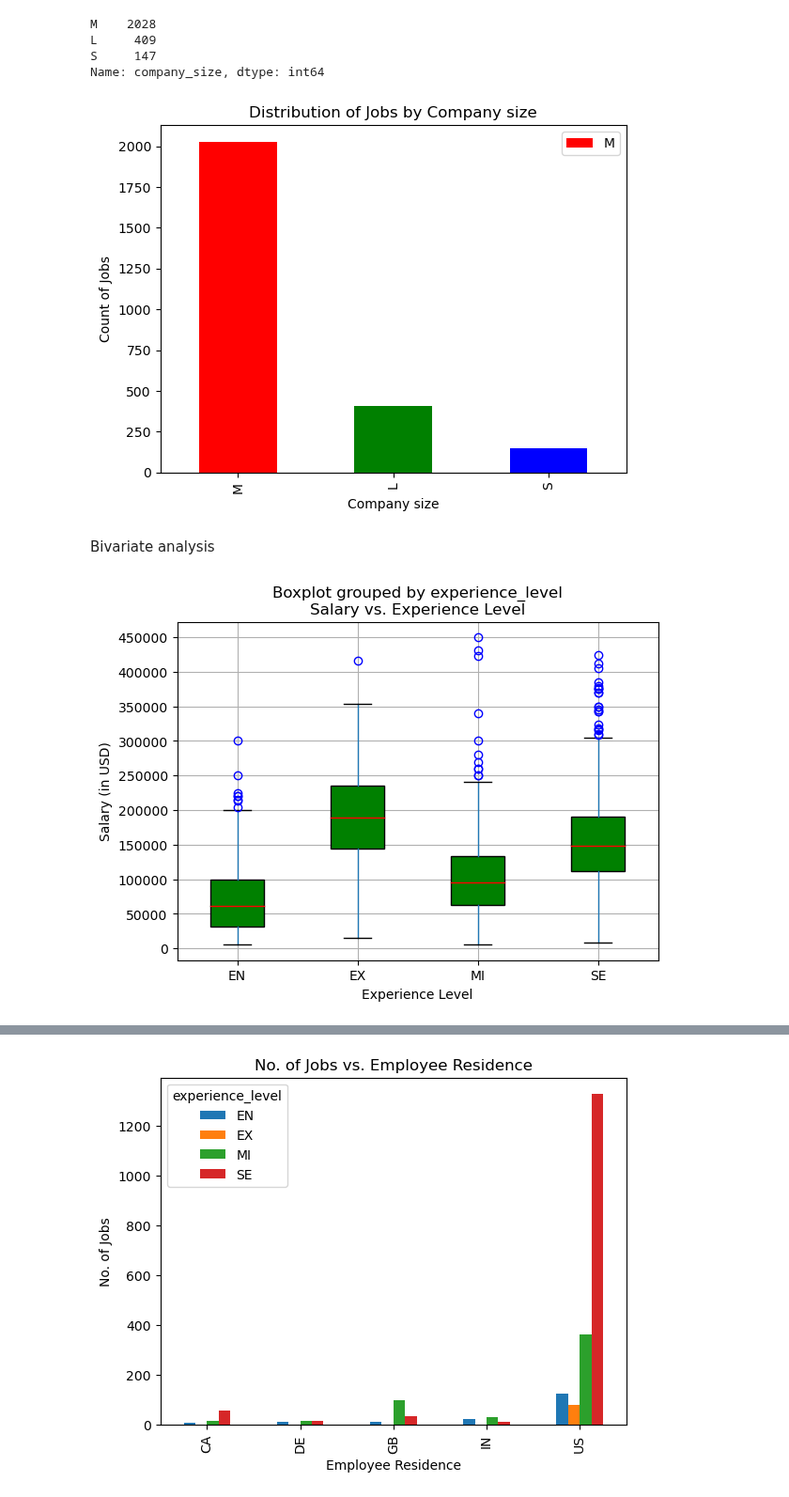
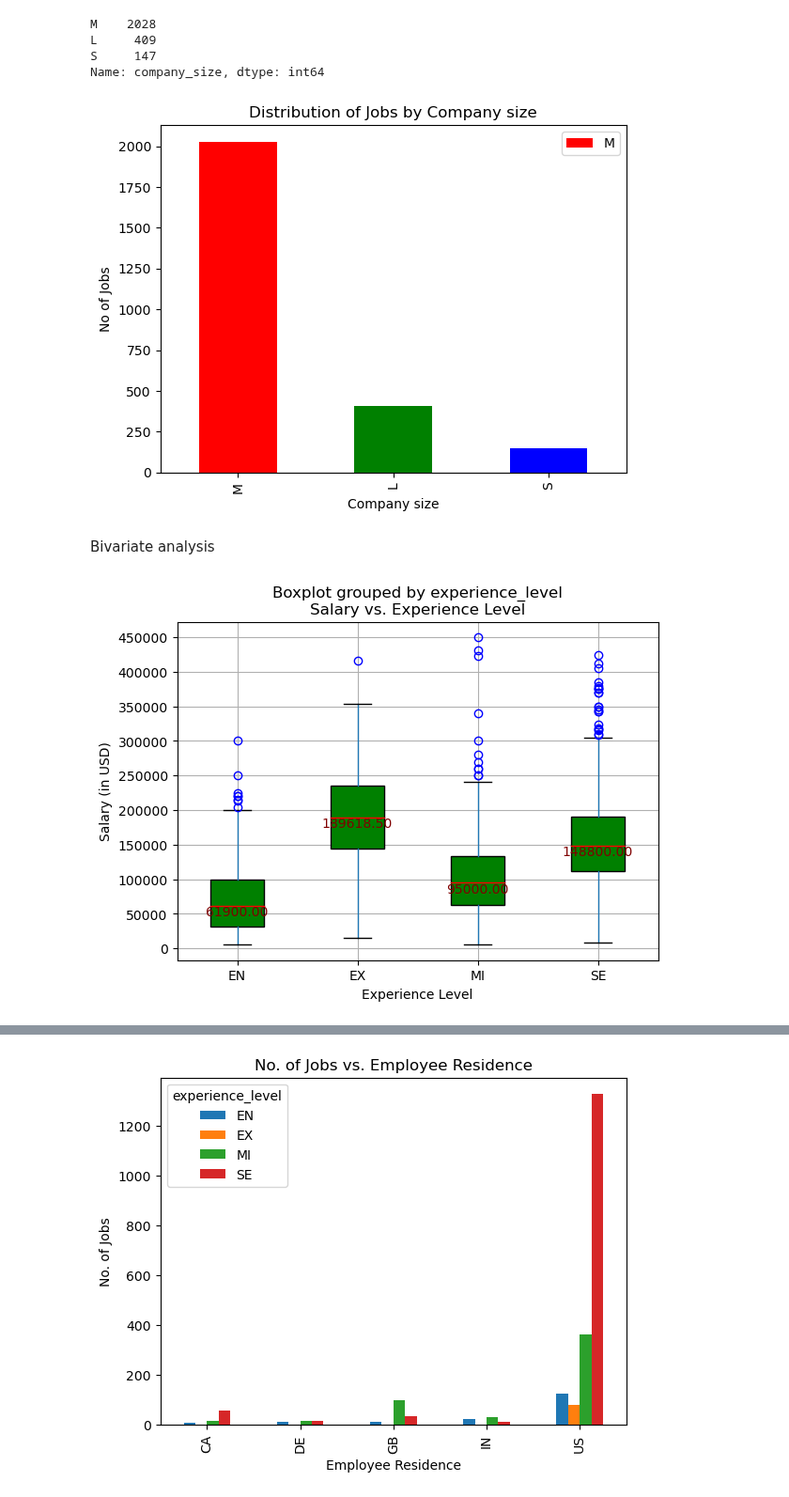
Before and after one commit to garimac12/project_acai, a Jupyter notebook: Merge Trial (NN,AH,GC).ipynb, the cells around one changed output, grey strips where cells are left out. Shown at 94% size. Cells and saved outputs as stored; diff of their text form; code cells hidden in the pictures.

```diff
--- a/Merge Trial (NN,AH,GC).ipynb
+++ b/Merge Trial (NN,AH,GC).ipynb
@@ -236,37 +236,47 @@ my_colors=['red', 'green', 'blue']
 jobs_by_company_size.plot(kind="bar", color = my_colors)
 plt.title('Distribution of Jobs by Company size')
 plt.xlabel("Company size")
-plt.ylabel("Count of Jobs")
+plt.ylabel("No of Jobs")
 plt.legend(loc="best", labels="M-Medium")
 plt.savefig("output_data_GC/Fig2_distribution_jobs_company_size.png")
 plt.show()
 
 #A significant number (78.48%) of individuals work for medium(M)-sized companies, followed by 15.82% work for large(L) and then 5.68% work for small(S) size companies.
 # %% [output]
-[figure, old version]
+[figure, new version]
 # %% [markdown]
 Bivariate analysis
 # %%
 # Salary vs. Experience Level
 a="blue"
 b="red"
 c="green"
+
+# Calculate median values
+medians = df_clean.groupby("experience_level")["salary_in_usd"].median()
+
+#plotting the boxplot
 df_clean.boxplot(column=["salary_in_usd"], by=["experience_level"], patch_artist=True, boxprops=dict(facecolor=c), flierprops=dict(color=a, markeredgecolor=a), medianprops=dict(color=b))
+
+# Add median values as annotations
+for i, med in enumerate(medians):
+    plt.text(i + 1, med, f"{med:.2f}", ha="center", va="top", color="maroon")
+
 plt.title('Salary vs. Experience Level')
 plt.xlabel('Experience Level')
 plt.ylabel('Salary (in USD)')
 
 y_ticks = np.arange(0, 500000, 50000)
 plt.yticks(y_ticks)
 
 plt.savefig("output_data_GC/Fig3_salary_experience_level.png")
 plt.show()
 
 #There's a clear trend that as experience level increases, the median salary also increases.
 #The Executive-level (EX) experience has the highest median salary, followed by Entry-level(EN), Mid-level (MI), and Senior-level (SE).
 #The spread of salaries (as shown by the height of the boxes) also seems to increase with experience, indicating more variability in salaries for more experienced roles.
 # %% [output]
-[figure, old version]
+[figure, new version]
 # %%
 # Removing outliers in salary_in_usd for different categories of experience_level: Salary vs. Experience Level
 
```
Also changed, not shown: parts of 15 cells of this notebook.
